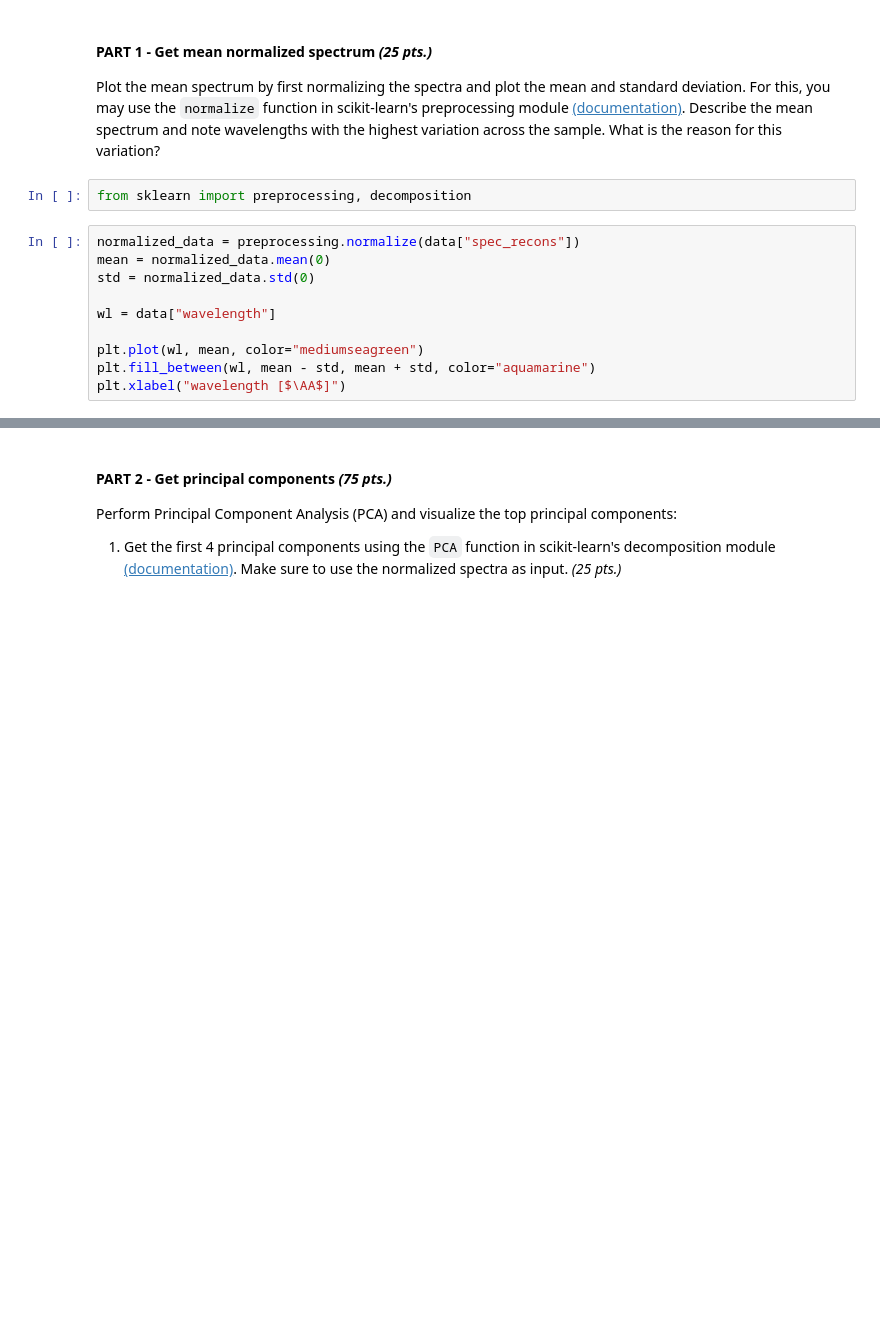
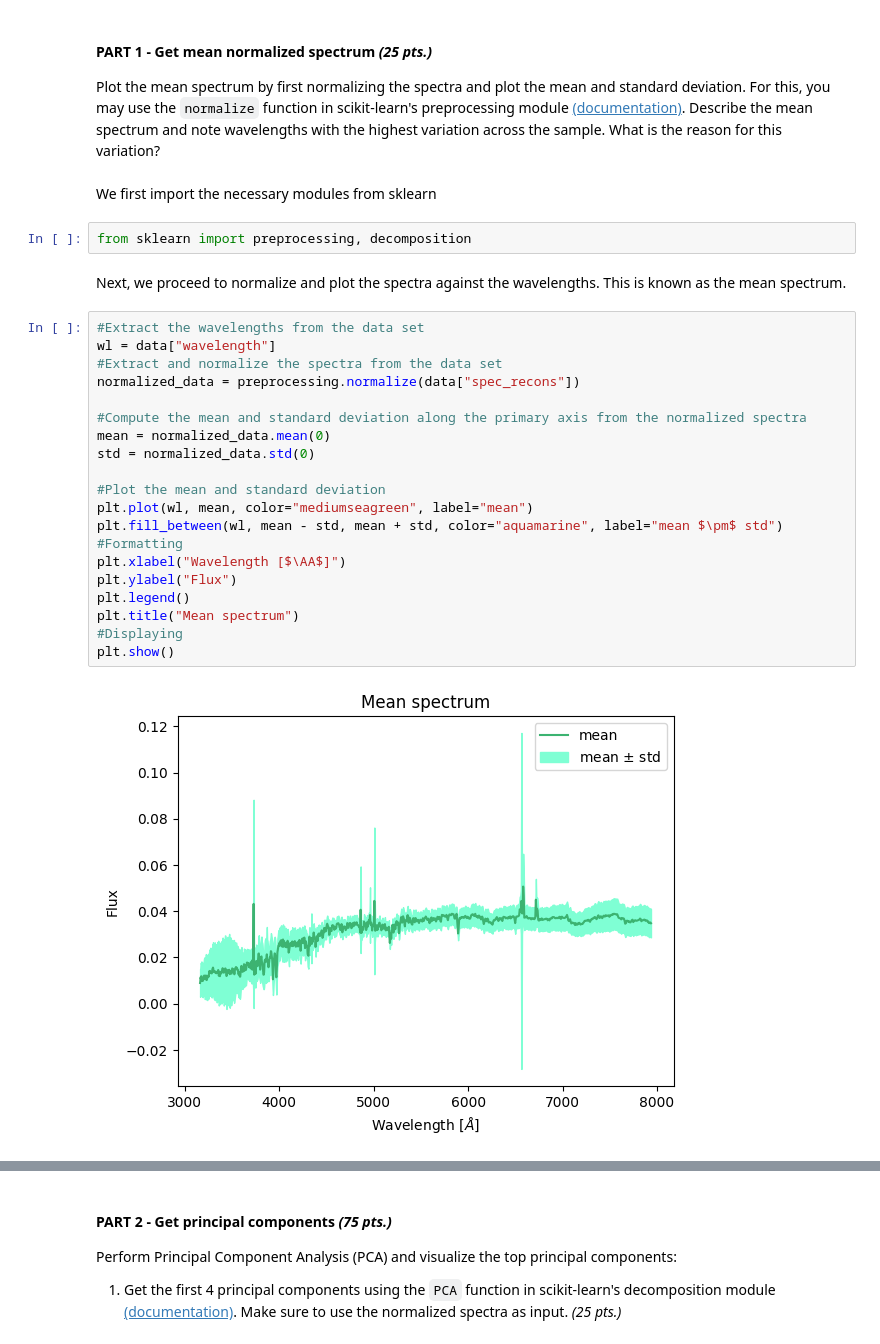
Before and after one commit to N8ndanac/AppPhy157, a Jupyter notebook: Lab Assignments/lab_assignmnent_A3.ipynb, the cells around one changed output, grey strips where cells are left out. Cells and saved outputs as stored; diff of their text form; blank space fills up the shorter version.

```diff
--- a/Lab Assignments/lab_assignmnent_A3.ipynb
+++ b/Lab Assignments/lab_assignmnent_A3.ipynb
@@ -86,15 +111,31 @@ plt.title("Sample SDSS spectra")
 #### PART 1 - Get mean normalized spectrum *(25 pts.)*
 
 Plot the mean spectrum by first normalizing the spectra and plot the mean and standard deviation. For this, you may use the ``normalize`` function in scikit-learn's preprocessing module [(documentation)](https://scikit-learn.org/stable/modules/generated/sklearn.preprocessing.normalize.html). Describe the mean spectrum and note wavelengths with the highest variation across the sample. What is the reason for this variation?
+# %% [markdown]
+We first import the necessary modules from sklearn
 # %%
 from sklearn import preprocessing, decomposition
+# %% [markdown]
+Next, we proceed to normalize and plot the spectra against the wavelengths. This is known as the mean spectrum.
 # %%
+#Extract the wavelengths from the data set
+wl = data["wavelength"]
+#Extract and normalize the spectra from the data set
 normalized_data = preprocessing.normalize(data["spec_recons"])
+
+#Compute the mean and standard deviation along the primary axis from the normalized spectra
 mean = normalized_data.mean(0)
 std = normalized_data.std(0)
 
-wl = data["wavelength"]
-
-plt.plot(wl, mean, color="mediumseagreen")
-plt.fill_between(wl, mean - std, mean + std, color="aquamarine")
-plt.xlabel("wavelength [$\AA$]")
+#Plot the mean and standard deviation
+plt.plot(wl, mean, color="mediumseagreen", label="mean")
+plt.fill_between(wl, mean - std, mean + std, color="aquamarine", label="mean $\pm$ std")
+#Formatting
+plt.xlabel("Wavelength [$\AA$]")
+plt.ylabel("Flux")
+plt.legend()
+plt.title("Mean spectrum")
+#Displaying
+plt.show()
+# %% [output]
+[figure, added]
```
Also changed, not shown: parts of 22 cells of this notebook.
